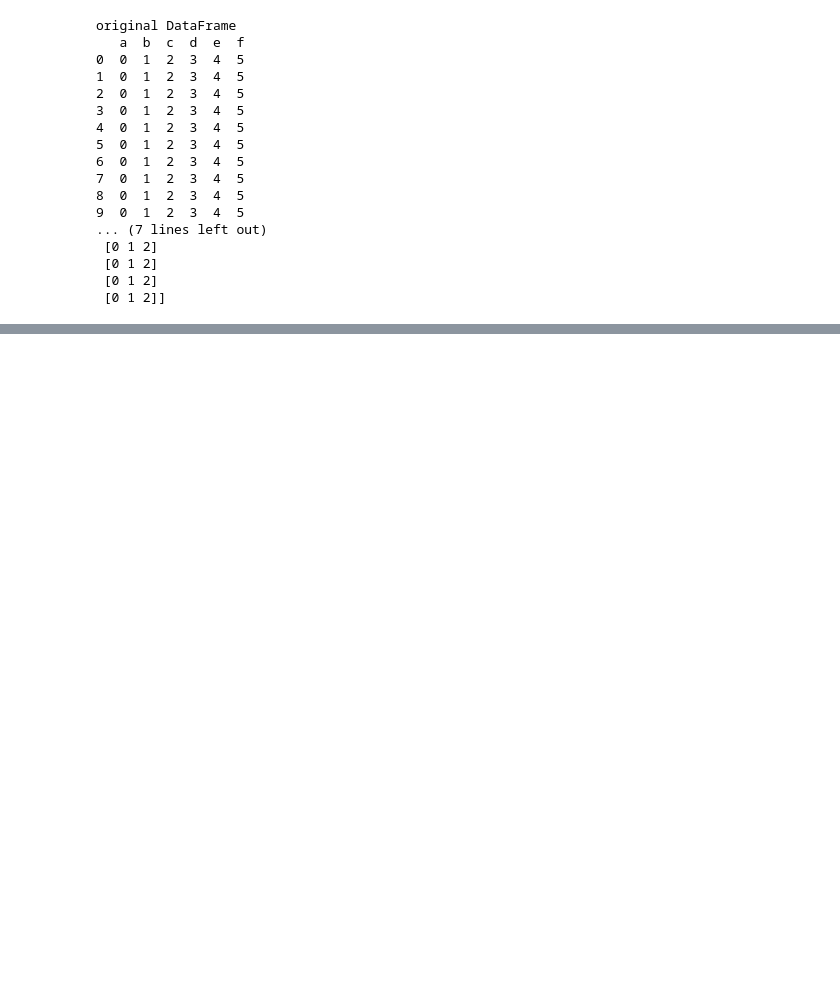
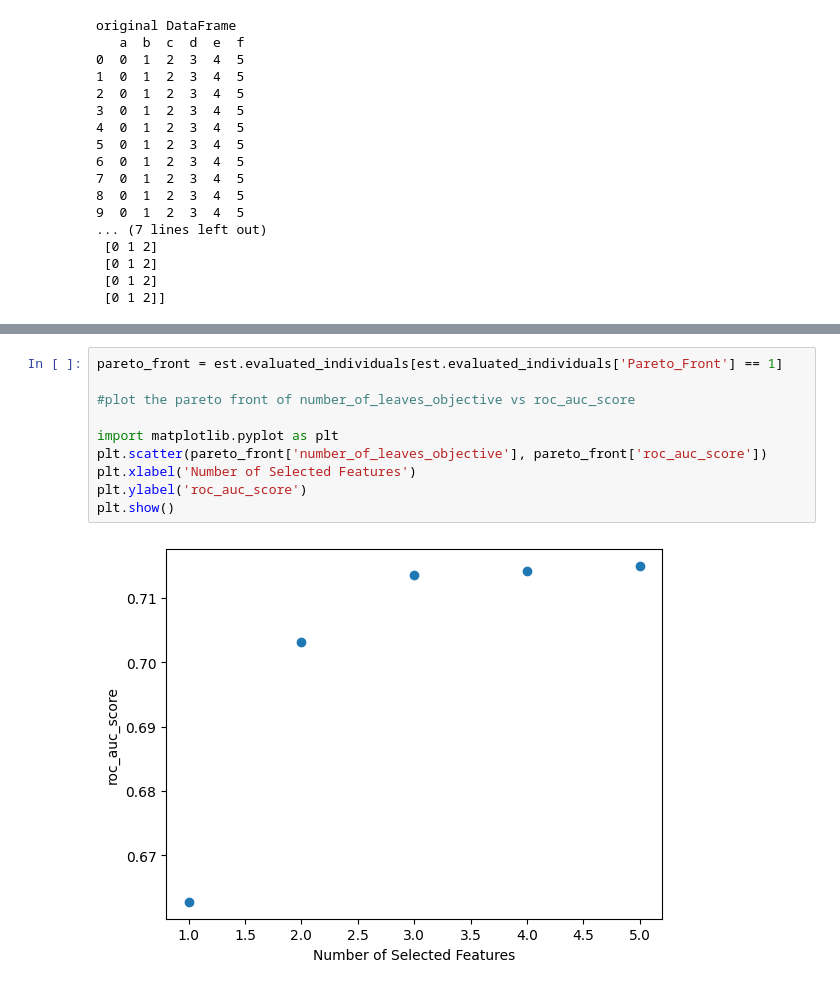
Before and after one commit to EpistasisLab/tpot, a Jupyter notebook: Tutorial/3_Genetic_Feature_Set_Selectors.ipynb, the cells around one changed output, grey strips where cells are left out. Saved outputs shown, nothing was run; the diff lists cells and outputs as text; blank space fills up the shorter version.

```diff
--- a/Tutorial/3_Genetic_Feature_Set_Selectors.ipynb
+++ b/Tutorial/3_Genetic_Feature_Set_Selectors.ipynb
@@ -176,0 +179,12 @@ est.fitted_pipeline_.plot()
+# %%
+pareto_front = est.evaluated_individuals[est.evaluated_individuals['Pareto_Front'] == 1]
+
+#plot the pareto front of number_of_leaves_objective vs roc_auc_score
+
+import matplotlib.pyplot as plt
+plt.scatter(pareto_front['number_of_leaves_objective'], pareto_front['roc_auc_score'])
+plt.xlabel('Number of Selected Features')
+plt.ylabel('roc_auc_score')
+plt.show()
+# %% [output]
+[figure, added]
```
Also changed, not shown: parts of 13 cells of this notebook, 7 other files.
